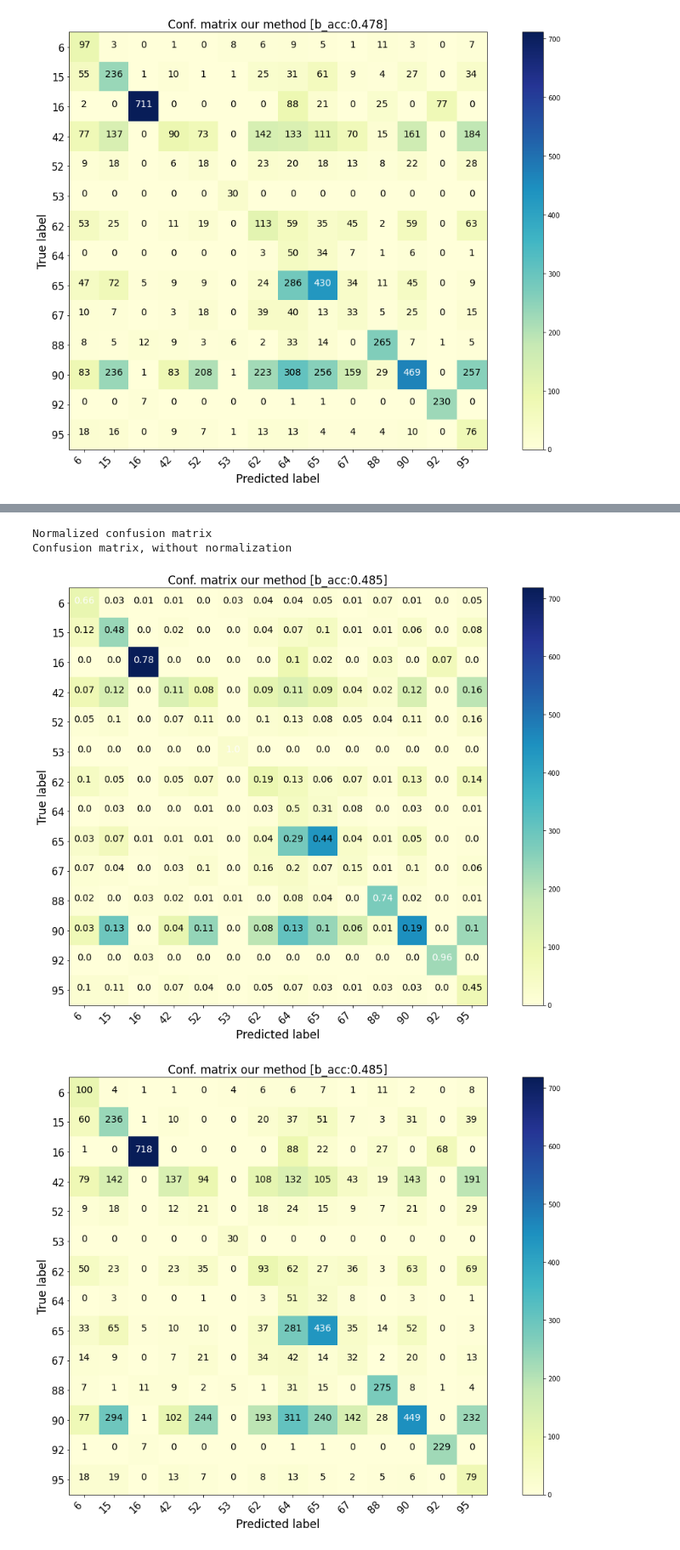
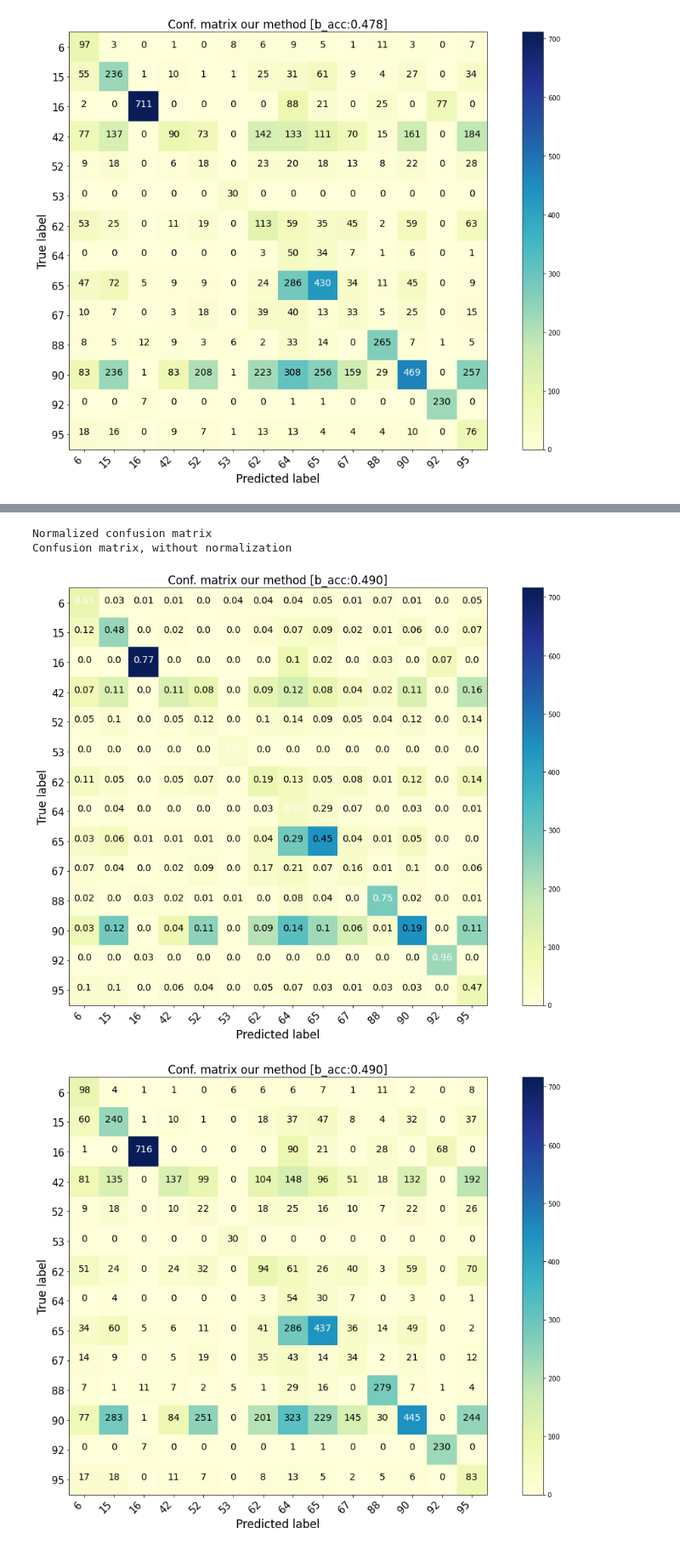
Before and after one commit to frmunozz/irregular-bag-of-pattern, a Jupyter notebook: notebooks/our_method_experimental.ipynb, the cells around one changed output, grey strips where cells are left out. Shown: that part at 85% size. Cells and saved outputs as stored; diff of their text form; code cells hidden in the pictures.

Commit message:
update on pipeline for cross-validation

```diff
--- a/notebooks/our_method_experimental.ipynb
+++ b/notebooks/our_method_experimental.ipynb
@@ -127,7 +127,7 @@ def general_cv_pred(x, labels, classes, lsa_kwargs, spatial_comp=100, max_droppe
     lsa = LSA(sc=min(spatial_comp, x.shape[1] - 1), algorithm="randomized", n_iter=5, random_state=None, tol=0.)
     centroid = CentroidClass(classes=classes)
     knn = KNeighborsClassifier(n_neighbors=1, classes=classes, useClasses=lsa_kwargs["class_based"])
-    pipeline = Pipeline([("vsm", vsm), ("lsa", lsa), ("centroid", centroid), ("knn", knn)])
+    pipeline = Pipeline([("centroid", centroid), ("knn", knn)])
     preds = cross_val_predict(pipeline, x, labels, cv=5, n_jobs=_N_JOBS, verbose=1)
     end = time.time()
     return preds
@@ -446,7 +446,11 @@ for wl, win in zip(wls[:5], wins[:5]):
 x_i = sparse.hstack(x_arr, format="csr")
 sel = VarianceThreshold(threshold=0)
 x_i = sel.fit_transform(x_i)
-
+vsm = VSM(class_based=False, classes=classes, norm=lsa_kwargs["normalize"], use_idf=lsa_kwargs["use_idf"],
+              smooth_idf=True, sublinear_tf=lsa_kwargs["sublinear_tf"])
+x_i = vsm.fit_transform(x_i, y=labels_)
+lsa = TruncatedSVD(n_components=500)
+x_i = lsa.fit_transform(x_i, y=labels_)
 preds = general_cv_pred(x_i, labels_, classes, lsa_kwargs, spatial_comp=500, max_dropped="default", message="X")
 
 conf = confusion_matrix(labels_, preds)
@@ -467,4 +471,4 @@ plot_confusion_matrix(conf, classes=classes, normalize=False,
 Normalized confusion matrix
 Confusion matrix, without normalization
-[figure, old version]
+[figure, new version]
-[figure, old version]
+[figure, new version]
```
Also changed, not shown: parts of 2 cells of this notebook, 16 other files.
